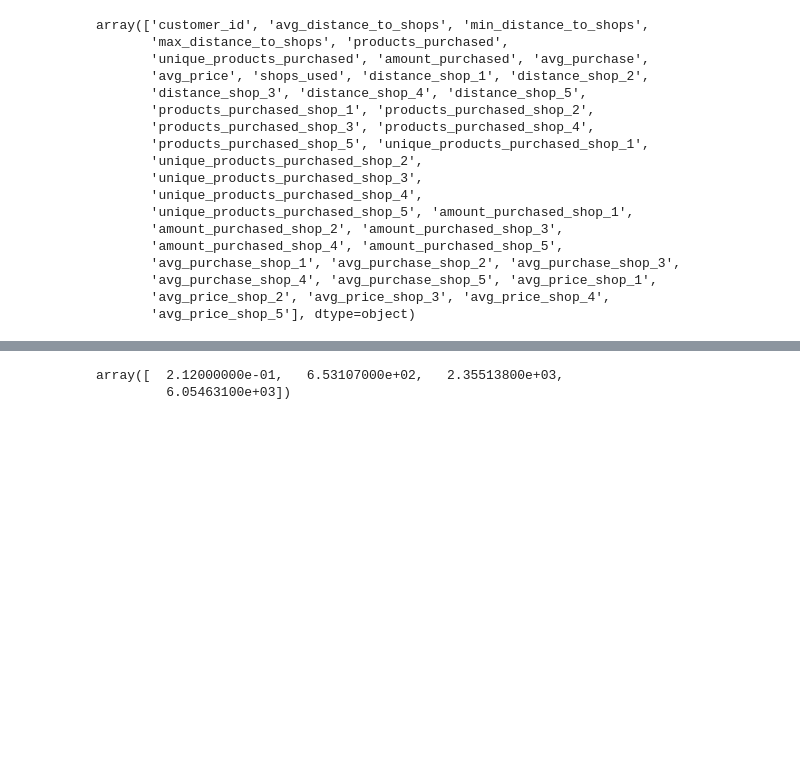
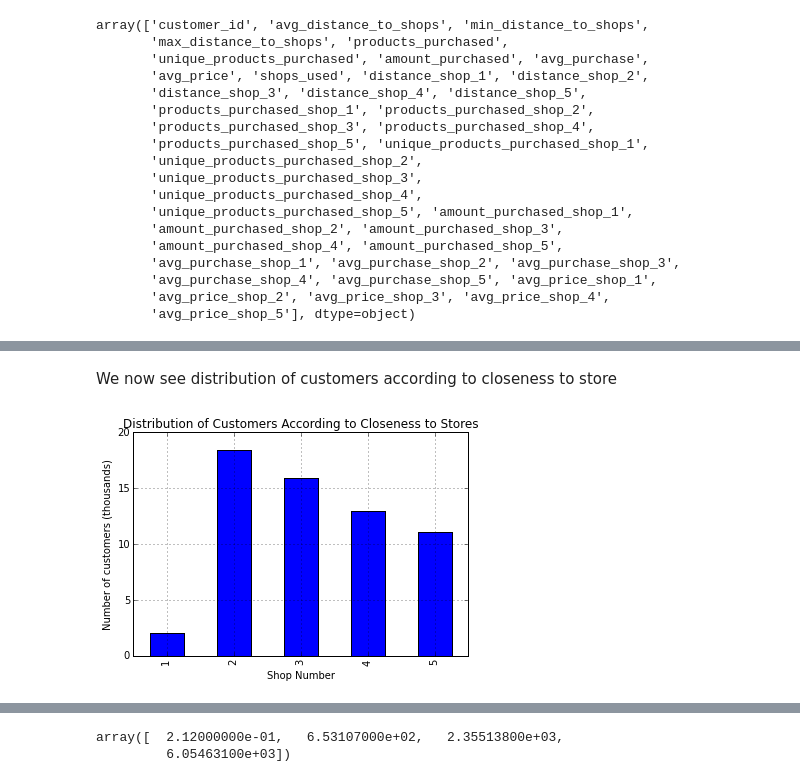
Before and after one commit to rcuevass/clustering_PCA_marketing, a Jupyter notebook: Store range effect in purchase.ipynb, the cells around one changed output, grey strips where cells are left out. Cells and saved outputs as stored; diff of their text form; code cells hidden in the pictures; blank space fills up the shorter version.

```diff
--- a/Store range effect in purchase.ipynb
+++ b/Store range effect in purchase.ipynb
@@ -70,0 +163,23 @@ dfAux['Avg. Purchase in Shop'] = list_purchase
+# %% [markdown]
+We now see distribution of customers according to closeness to store
+# %%
+list_purchase = []
+for k in range(1,6):
+    aux_ = sum(data['closest_shop'] == k)
+    #perc_ = aux_/float(num_customers)*100
+    perc_ = float(aux_/1000.)
+    #print k , perc_
+    list_purchase.append(perc_)
+dfAux = pd.DataFrame()
+dfAux['Shop Number'] = [1,2,3,4,5]
+dfAux['Customers Closest to Store'] = list_purchase
+
+
+dfAux.plot(x='Shop Number',y='Customers Closest to Store',kind='bar',
+           title='Distribution of Customers According to Closeness to Stores',
+           legend=False,grid=True)
+plt.xlabel('Shop Number')
+plt.ylabel('Number of customers (thousands)')
+plt.show()
+# %% [output]
+[figure, added]
```
Also changed, not shown: parts of 29 cells of this notebook.
